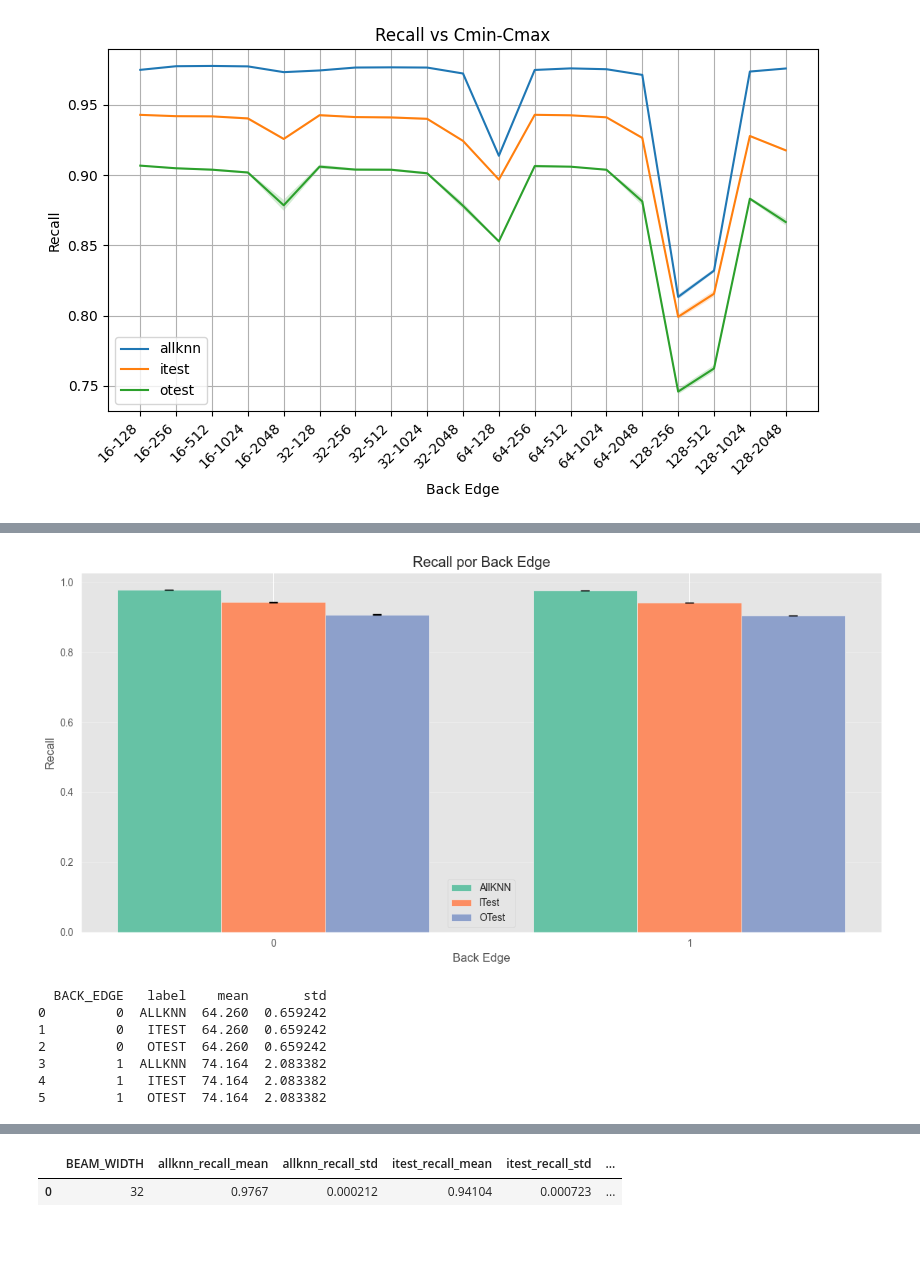
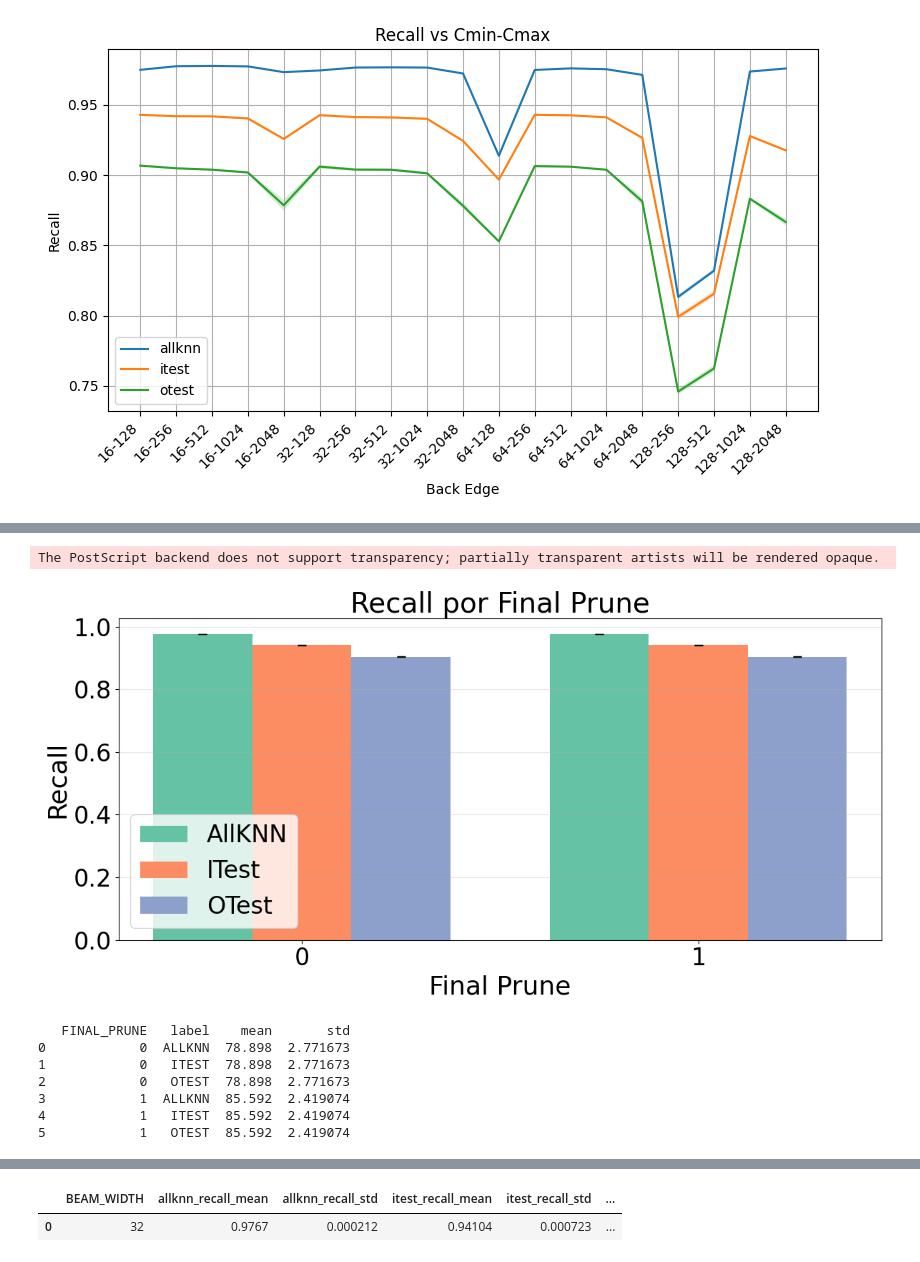
Before and after one commit to S3RXxX/sisap26, a Jupyter notebook: plots.ipynb, the cells around one changed output, grey strips where cells are left out. Saved outputs shown, nothing was run; the diff lists cells and outputs as text; code cells hidden in the pictures.

Commit message:
plots mejores

```diff
--- a/plots.ipynb
+++ b/plots.ipynb
@@ -152,6 +315,32 @@ df
 # %%
+import pandas as pd
+import matplotlib.pyplot as plt
+import numpy as np
+
+df = pd.read_csv("./results/final_prune.csv")
+################
+# beam = df["BEAM_WIDTH"].unique()
+# data = []
+# bs = []
+# for b in beam:
+#     data.append(df.loc[df["BEAM_WIDTH"] == b, list(df.columns[df.columns.str.contains(f"{b}")]) + ["BEAM_WIDTH", "SEED", "build_time_s", "max_depth"]])
+#     bs.append(b)
+# data_r = []
+# for i, d in enumerate(data):
+#     res = d.groupby("BEAM_WIDTH")[
+#     [f"allknn_bw{bs[i]}_recall", f"itest_bw{bs[i]}_recall", f"otest_bw{bs[i]}_recall"]
+#     ].agg(["mean", "std"])
+
+#     res.columns = [f"{col}_{stat}" for col, stat in res.columns]
+#     res.columns = res.columns.str.replace(f"_bw{bs[i]}", "", regex=False)
+#     res = res.reset_index()
+#     data_r.append(res)
+
+# res = pd.concat(data_r, ignore_index=True)
+#####################
+
 colors = ["#66c2a5", "#fc8d62", "#8da0cb"]
-stats = df.groupby("BACK_EDGE").agg({
+stats = df.groupby("FINAL_PRUNE").agg({
     "allknn_recall": ["mean", "std"],
     "itest_recall": ["mean", "std"],
     "otest_recall": ["mean", "std"],
@@ -174,44 +363,48 @@ plt.bar(
     capsize=4,
     color=colors[0],
     label="AllKNN"
 )
 
 plt.bar(
     x,
     stats["itest_recall_mean"],
     width,
     yerr=stats["itest_recall_std"],
     capsize=4,
     color=colors[1],
     label="ITest"
 )
 
 plt.bar(
     x + width,
     stats["otest_recall_mean"],
     width,
     yerr=stats["otest_recall_std"],
     capsize=4,
     color=colors[2],
     label="OTest"
 )
 
-plt.xticks(x, stats["BACK_EDGE"])
-plt.xlabel("Back Edge")
-plt.ylabel("Recall")
-plt.title("Recall por Back Edge")
-plt.legend()
+plt.xticks(x, stats["FINAL_PRUNE"], fontsize=24)
+plt.xlabel("Final Prune", fontsize= 26)
+plt.ylabel("Recall", fontsize= 26)
+plt.yticks( fontsize=24)
+plt.title("Recall por Final Prune", fontsize= 28)
+plt.legend(fontsize=24)
 plt.grid(axis="y", alpha=0.3)
 
 plt.tight_layout()
-plt.savefig("./images/recall_back_edge.png")
+plt.savefig("./images/recall_final_prune.eps",format="eps",
+    facecolor="white",
+    edgecolor="white")
 plt.show()
 # %% [output]
+The PostScript backend does not support transparency; partially transparent artists will be rendered opaque.
-[figure, old version]
+[figure, new version]
 # %%
 df_long = pd.melt(
     df,
-    id_vars=["BACK_EDGE", "wall_time_s"],
+    id_vars=["FINAL_PRUNE", "wall_time_s"],
     value_vars=["allknn_recall", "itest_recall", "otest_recall"],
     var_name="label",
     value_name="recall"
@@ -226,20 +419,20 @@ df_long["label"] = (
 
 # Agrupar por BACK_EDGE y tipo
 stats = (
-    df_long.groupby(["BACK_EDGE", "label"])["wall_time_s"]
+    df_long.groupby(["FINAL_PRUNE", "label"])["wall_time_s"]
     .agg(["mean", "std"])
     .reset_index()
 )
 
 print(stats)
 # %% [output]
-  BACK_EDGE   label    mean       std
-0         0  ALLKNN  64.260  0.659242
-1         0   ITEST  64.260  0.659242
-2         0   OTEST  64.260  0.659242
-3         1  ALLKNN  74.164  2.083382
-4         1   ITEST  74.164  2.083382
-5         1   OTEST  74.164  2.083382
+   FINAL_PRUNE   label    mean       std
+0            0  ALLKNN  78.898  2.771673
+1            0   ITEST  78.898  2.771673
+2            0   OTEST  78.898  2.771673
+3            1  ALLKNN  85.592  2.419074
+4            1   ITEST  85.592  2.419074
+5            1   OTEST  85.592  2.419074
 # %%
 plt.style.use("ggplot")
 
```
Also changed, not shown: parts of 12 cells of this notebook, 7 other files.
